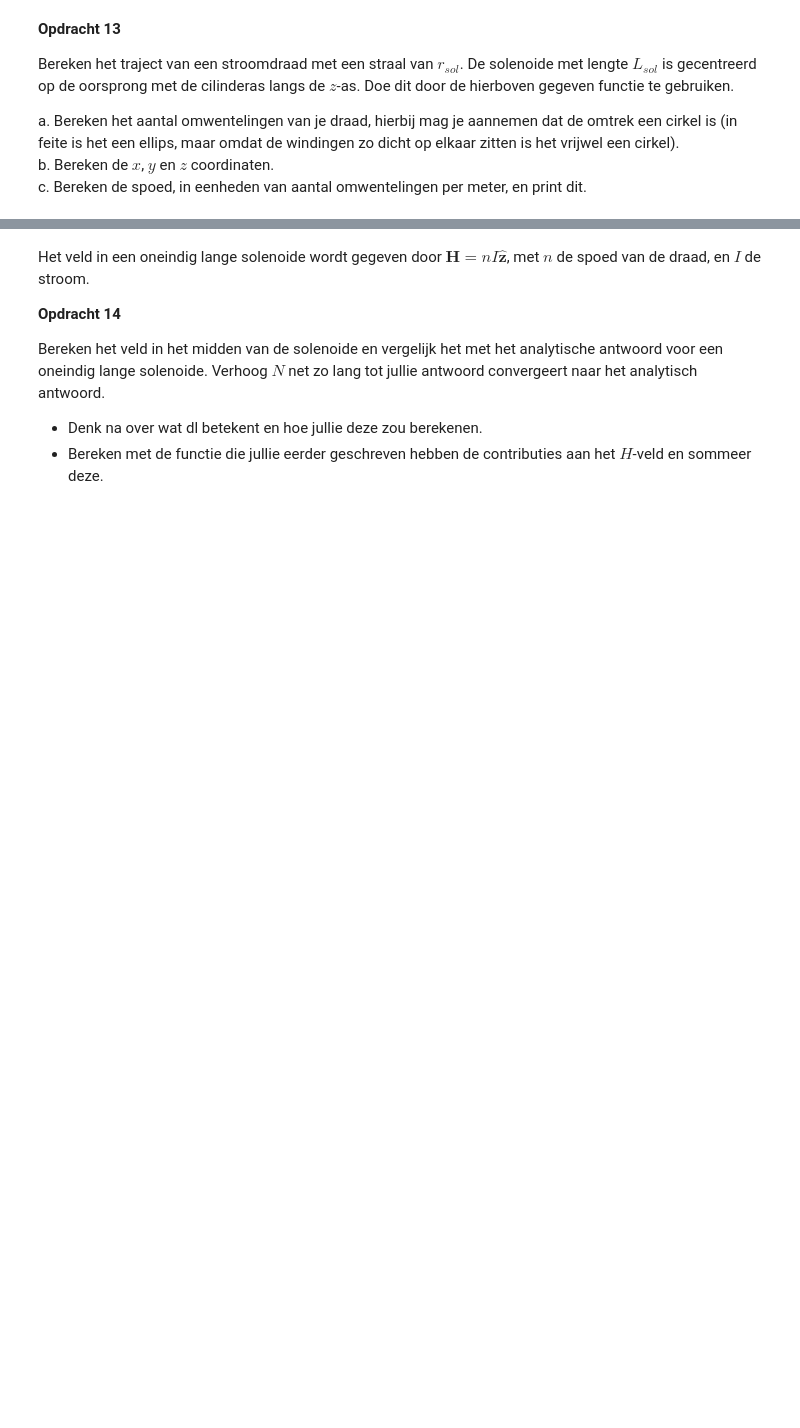
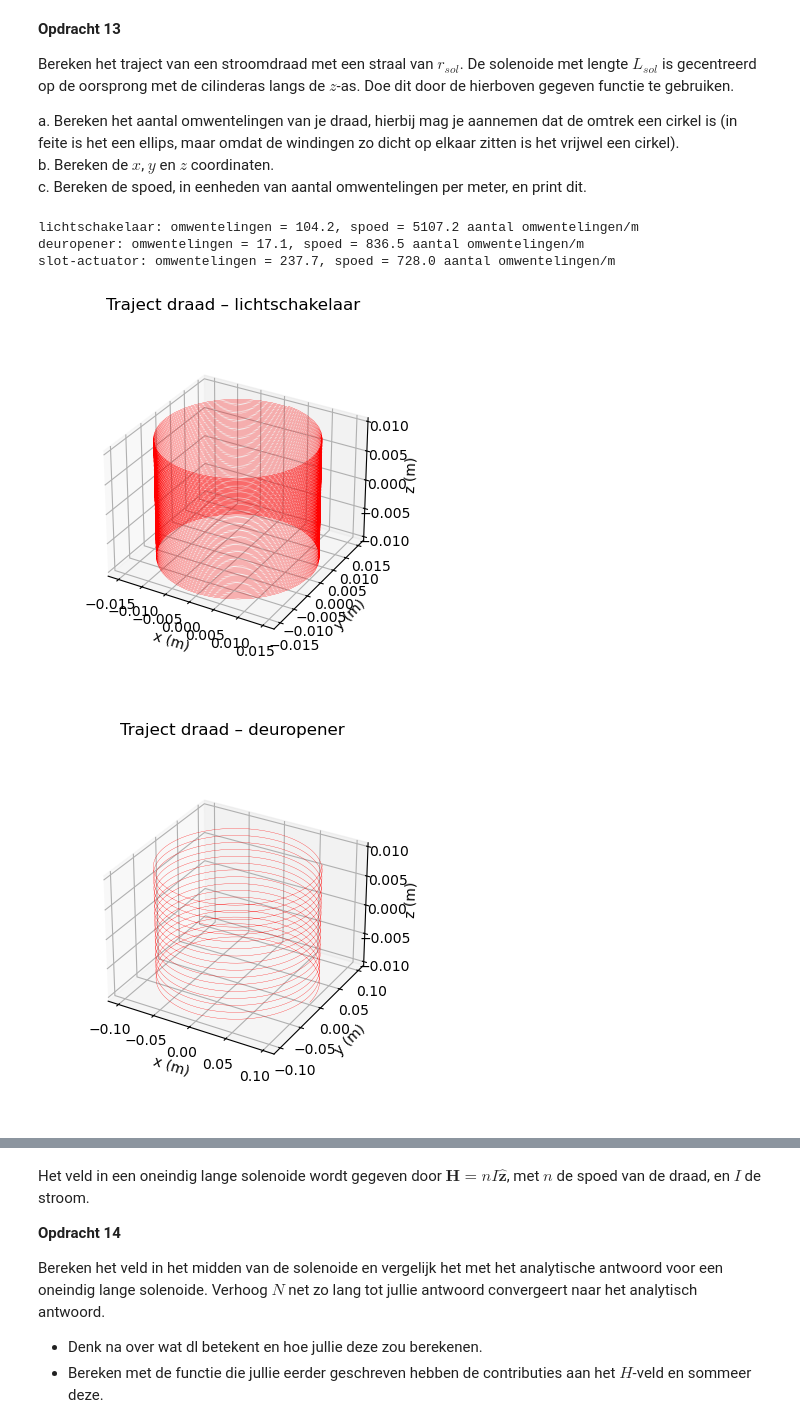
Before and after one commit to daantjebunschoten1-gif/opdrachten-DEF-D, a Jupyter notebook: DigitaleOntwerpopdrachten/2KrachtactuatorOpdracht/KrachtactuatorOpdracht.ipynb, the cells around one changed output, grey strips where cells are left out. Cells and saved outputs as stored; diff of their text form; code cells hidden in the pictures; blank space fills up the shorter version.

```diff
--- a/DigitaleOntwerpopdrachten/2KrachtactuatorOpdracht/KrachtactuatorOpdracht.ipynb
+++ b/DigitaleOntwerpopdrachten/2KrachtactuatorOpdracht/KrachtactuatorOpdracht.ipynb
@@ -398,0 +478,31 @@ Maak voor elke actuator een keuze voor de lengte van de spoel, de straal van de
+# %%
+# Ontwerp 3: Deuractuator met slot (40 N)
+
+N_min_list_3 = []
+N_max_list_3 = []
+
+for Ls in Ls_waardes:
+    N_min, N_max = aantal_wikkelingen(F_3, Ls, rs_3, rd_3, I_3, L_3)
+    N_min_list_3.append(np.nan if N_min is None else float(N_min))
+    N_max_list_3.append(np.nan if N_max is None else float(N_max))
+
+deltaN_3 = np.array(N_max_list_3) - np.array(N_min_list_3)
+
+idx_3 = np.nanargmax(deltaN_3)
+
+#Gekozen paramaters op basis van ontwerpruimte:
+
+L_s3gekozen = Ls_waardes[idx_3]
+
+rs_3gekozen = rs_3
+
+N_min_3, N_max_3 = aantal_wikkelingen(F_3, L_s3gekozen, rs_3, rd_3, I_3, L_3)
+
+N_3gekozen = (N_min_3 + N_max_3) / 2
+
+L_draad3gekozen = N_3gekozen * 2 * np.pi * rs_3gekozen
+
+print("L_s3gekozen:", L_s3gekozen)
+print("rs_3gekozen:", rs_3gekozen)
+print("N_3gekozen:", N_3gekozen)
+print("L_draad3gekozen:", L_draad3gekozen)
@@ -512,34 +654,40 @@ c. Bereken de spoed, in eenheden van aantal omwentelingen per meter, en print di
 #Lijst zodat we makkelijk kunnen itereren over de 3 ontwerpen.
 ontwerpen = [
     {"naam": "lichtschakelaar", "L_sol": L_s1gekozen, "r_sol": rs_1gekozen, "l_draad": L_draad1gekozen},
     {"naam": "deuropener",      "L_sol": L_s2gekozen, "r_sol": rs_2gekozen, "l_draad": L_draad2gekozen},
     {"naam": "slot-actuator",   "L_sol": L_s3gekozen, "r_sol": rs_3gekozen, "l_draad": L_draad3gekozen},
 ]
 
 N = 4000
 
 for ontwerp in ontwerpen:
     naam   = ontwerp["naam"]
     L_sol  = ontwerp["L_sol"]
     r_sol  = ontwerp["r_sol"]
     l_draad = ontwerp["l_draad"]
 
-    # vraag a
+    #vraag a
     aantal_omwentelingen = l_draad / (2 * np.pi * r_sol)
 
-    # vraag b
-    x, y, z = parametrisatie(N, r_sol, aantal_omwentelingen=, L_sol)
+    #vraag b
+    x, y, z = parametrisatie(N, r_sol, aantal_omwentelingen, L_sol)
 
-    # vraag c
+    #vraag c
     spoed = aantal_omwentelingen / L_sol
     print(f"{naam}: omwentelingen = {aantal_omwentelingen:.1f}, spoed = {spoed:.1f} aantal omwentelingen/m")
 
     #Traject plot per ontwwerp
     fig = plt.figure()
     ax = fig.add_subplot(projection='3d')
     ax.plot(x, y, z, '-r', linewidth=0.2)
     ax.set_title(f"Traject draad – {naam}")
     ax.set_xlabel('x (m)'), ax.set_ylabel('y (m)'), ax.set_zlabel('z (m)')
     ax.set_box_aspect(aspect=None, zoom=0.8)
 
 plt.show()
+# %% [output]
+lichtschakelaar: omwentelingen = 104.2, spoed = 5107.2 aantal omwentelingen/m
+deuropener: omwentelingen = 17.1, spoed = 836.5 aantal omwentelingen/m
+slot-actuator: omwentelingen = 237.7, spoed = 728.0 aantal omwentelingen/m
+[figure, added]
+[figure, added]
```
Also changed, not shown: parts of 27 cells of this notebook.
